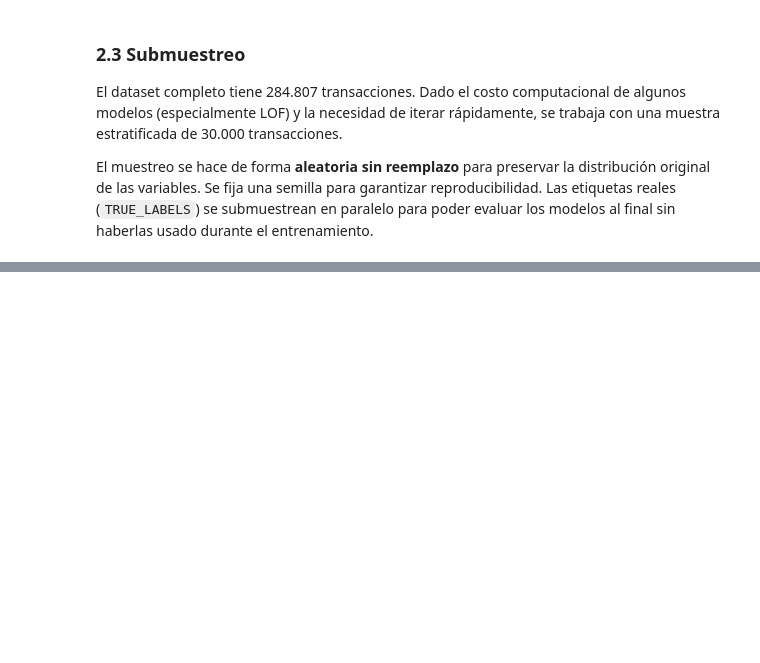
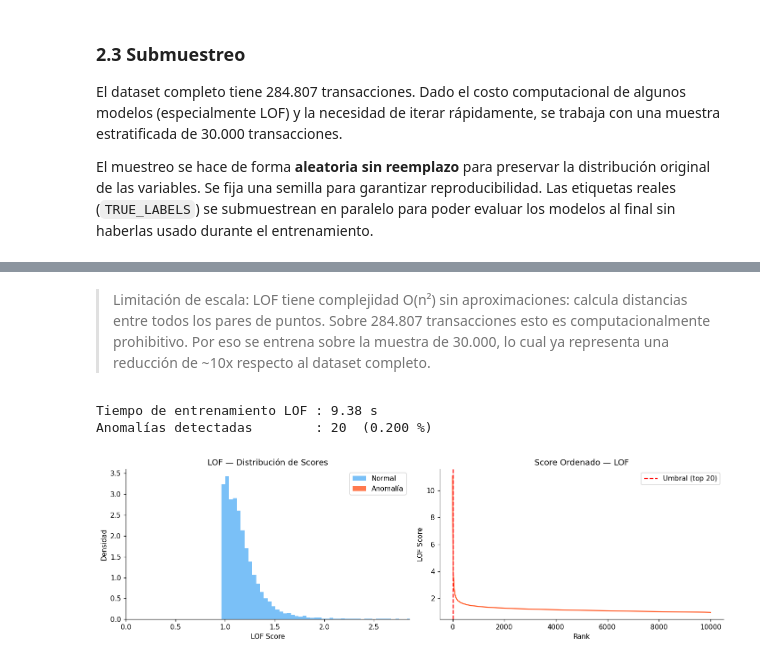
Before and after one commit to Santibareiro27/Inteligencia-Computacional, a Jupyter notebook: RA1_TP4/RA1_Trabajo_práctico_N°_4_G8.ipynb, the cells around one changed output, grey strips where cells are left out. Drawn from its saved outputs; the diff is of its cells as text; code cells hidden in the pictures; blank space fills up the shorter version.

```diff
--- a/RA1_TP4/RA1_Trabajo_práctico_N°_4_G8.ipynb
+++ b/RA1_TP4/RA1_Trabajo_práctico_N°_4_G8.ipynb
@@ -508,0 +658,51 @@ Tasa de fraude en el dataset completo: 0.173 %
+# %% [markdown]
+>Limitación de escala: LOF tiene complejidad O(n²) sin aproximaciones: calcula distancias entre todos los pares de puntos. Sobre 284.807 transacciones esto es computacionalmente prohibitivo. Por eso se entrena sobre la muestra de 30.000, lo cual ya representa una reducción de ~10x respecto al dataset completo.
+# %%
+t0 = time.time()
+lof = LocalOutlierFactor(
+    n_neighbors=50,
+    contamination=0.002,
+    novelty=False,
+    n_jobs=-1,
+    algorithm="ball_tree",
+)
+lof_pred = lof.fit_predict(X_sample)
+t_fit_lof = time.time() - t0
+
+lof_scores = -lof.negative_outlier_factor_
+lof_labels = (lof_pred == -1).astype(int)
+
+print(f"Tiempo de entrenamiento LOF : {t_fit_lof:.2f} s")
+print(f"Anomalías detectadas        : {lof_labels.sum():,}  ({lof_labels.mean()*100:.3f} %)")
+# %% [output]
+Tiempo de entrenamiento LOF : 9.38 s
+Anomalías detectadas        : 20  (0.200 %)
+# %%
+# Distribución de scores LOF
+fig, axes = plt.subplots(1, 2, figsize=(13, 4))
+
+ax = axes[0]
+ax.hist(lof_scores[lof_labels == 0], bins=80, alpha=0.6,
+        color="#2196F3", label="Normal", density=True)
+ax.hist(lof_scores[lof_labels == 1], bins=40, alpha=0.8,
+        color="#FF5722", label="Anomalía", density=True)
+ax.set_xlabel("LOF Score")
+ax.set_ylabel("Densidad")
+ax.set_title("LOF — Distribución de Scores")
+ax.set_xlim(0, np.percentile(lof_scores, 99.5))
+ax.legend()
+
+ax = axes[1]
+sorted_lof = np.sort(lof_scores)[::-1]
+ax.plot(sorted_lof, color="#FF5722", lw=1.5)
+ax.axvline(lof_labels.sum(), color="red", ls="--", lw=1.5,
+           label=f"Umbral (top {lof_labels.sum():,})")
+ax.set_xlabel("Rank")
+ax.set_ylabel("LOF Score")
+ax.set_title("Score Ordenado — LOF")
+ax.legend()
+
+plt.tight_layout()
+plt.show()
+# %% [output]
+[figure, added]
```
Also changed, not shown: parts of 43 cells of this notebook.
